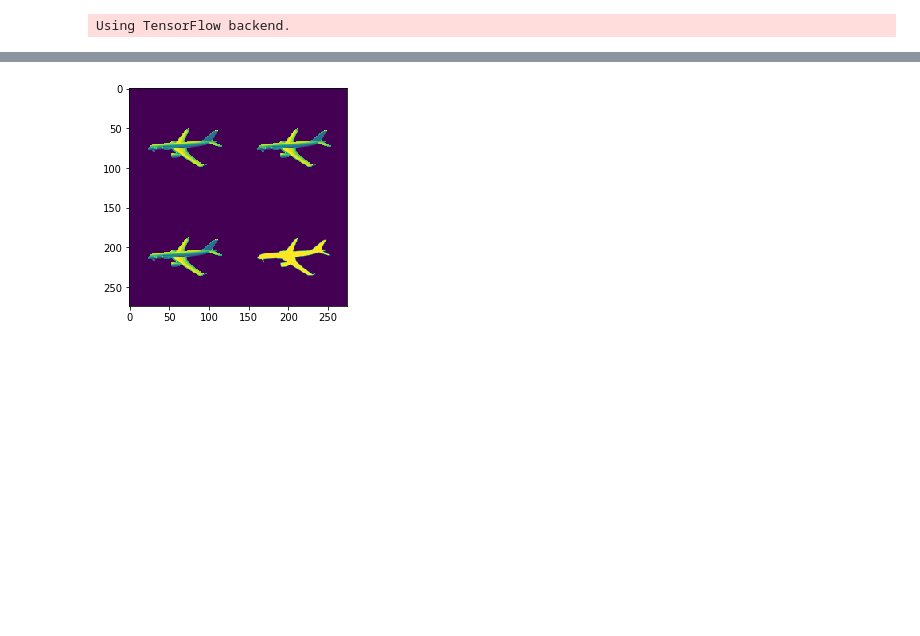
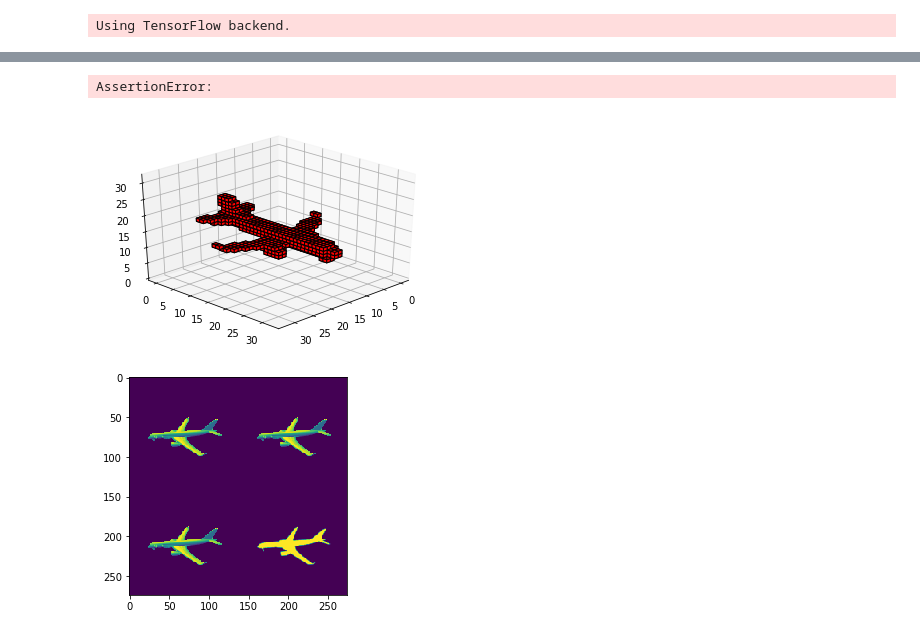
Before and after one commit to micmelesse/3D-reconstruction-with-Neural-Networks, a Jupyter notebook: playground.ipynb, the cells around one changed output, grey strips where cells are left out. Saved outputs shown, nothing was run; the diff lists cells and outputs as text; code cells hidden in the pictures; blank space fills up the shorter version.

```diff
--- a/playground.ipynb
+++ b/playground.ipynb
@@ -31,3 +34,9 @@ INFO:tensorflow:Restoring parameters from b'aws/model_2018-04-15_18:14:22/epoch_
+# %%
+vis.softmax(y)
+vis.softmax(yp)
+# %% [output]
+AssertionError:
+[figure, added]
 # %%
 vis.multichannel(x[0])
 vis.softmax(y)
```
Also changed, not shown: parts of 3 cells of this notebook, 3 other files.
